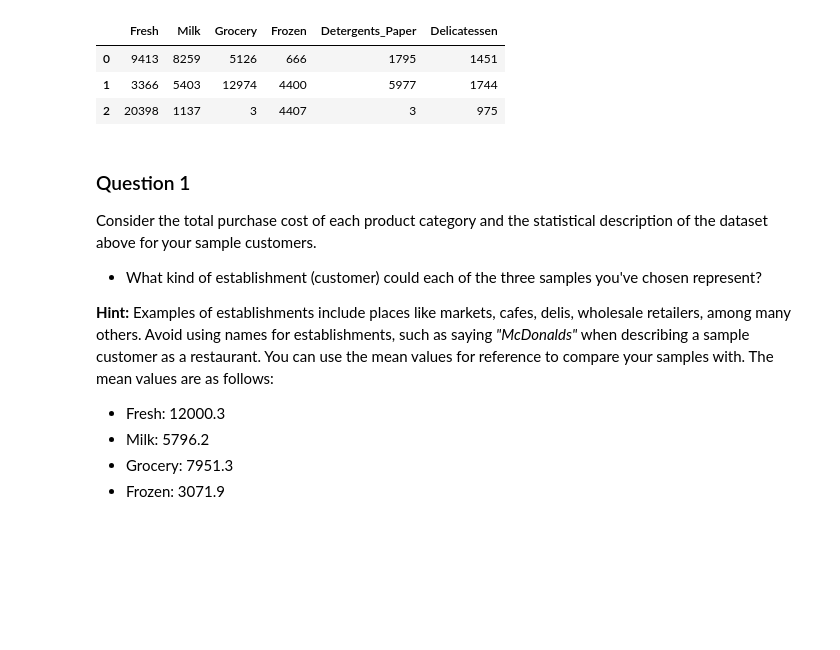
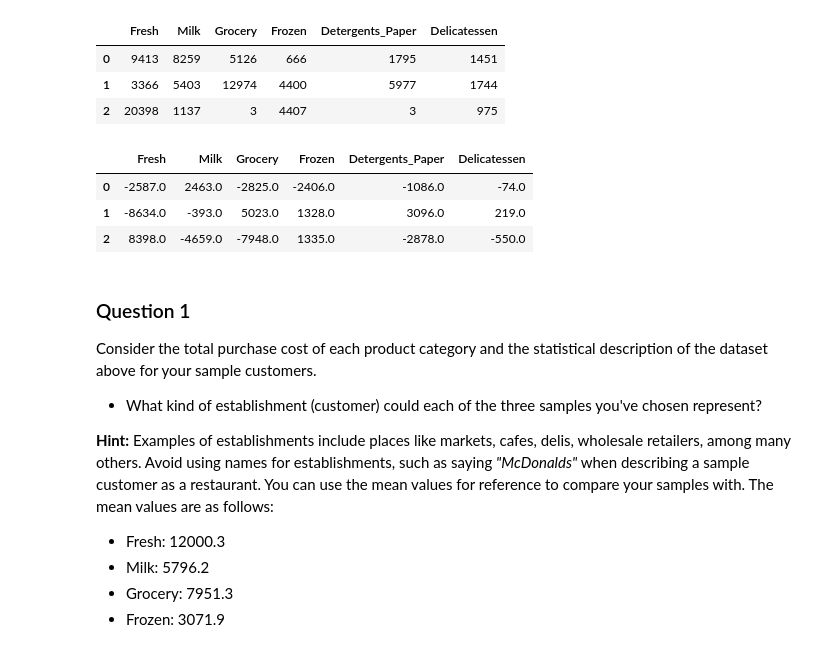
Before and after one commit to TongLiGithub/UdacityMLNanodegree, a Jupyter notebook: customer_segments/customer_segments.ipynb, the cells around one changed output. Cells and saved outputs as stored; diff of their text form; code cells hidden in the pictures; blank space fills up the shorter version.

```diff
--- a/customer_segments/customer_segments.ipynb
+++ b/customer_segments/customer_segments.ipynb
@@ -73,6 +73,14 @@ Chosen samples of wholesale customers dataset:
 | 0 | 9413 | 8259 | 5126 | 666 | 1795 | 1451 |
 | 1 | 3366 | 5403 | 12974 | 4400 | 5977 | 1744 |
 | 2 | 20398 | 1137 | 3 | 4407 | 3 | 975 |
+# %%
+# To compare samples with the data central values:
+display(samples - np.around(data.mean()))
+# %% [output]
+|  | Fresh | Milk | Grocery | Frozen | Detergents_Paper | Delicatessen |
+| 0 | -2587.0 | 2463.0 | -2825.0 | -2406.0 | -1086.0 | -74.0 |
+| 1 | -8634.0 | -393.0 | 5023.0 | 1328.0 | 3096.0 | 219.0 |
+| 2 | 8398.0 | -4659.0 | -7948.0 | 1335.0 | -2878.0 | -550.0 |
 # %% [markdown]
 ### Question 1
 Consider the total purchase cost of each product category and the statistical description of the dataset above for your sample customers.
```
Also changed, not shown: parts of 12 cells of this notebook, 1 other file.
